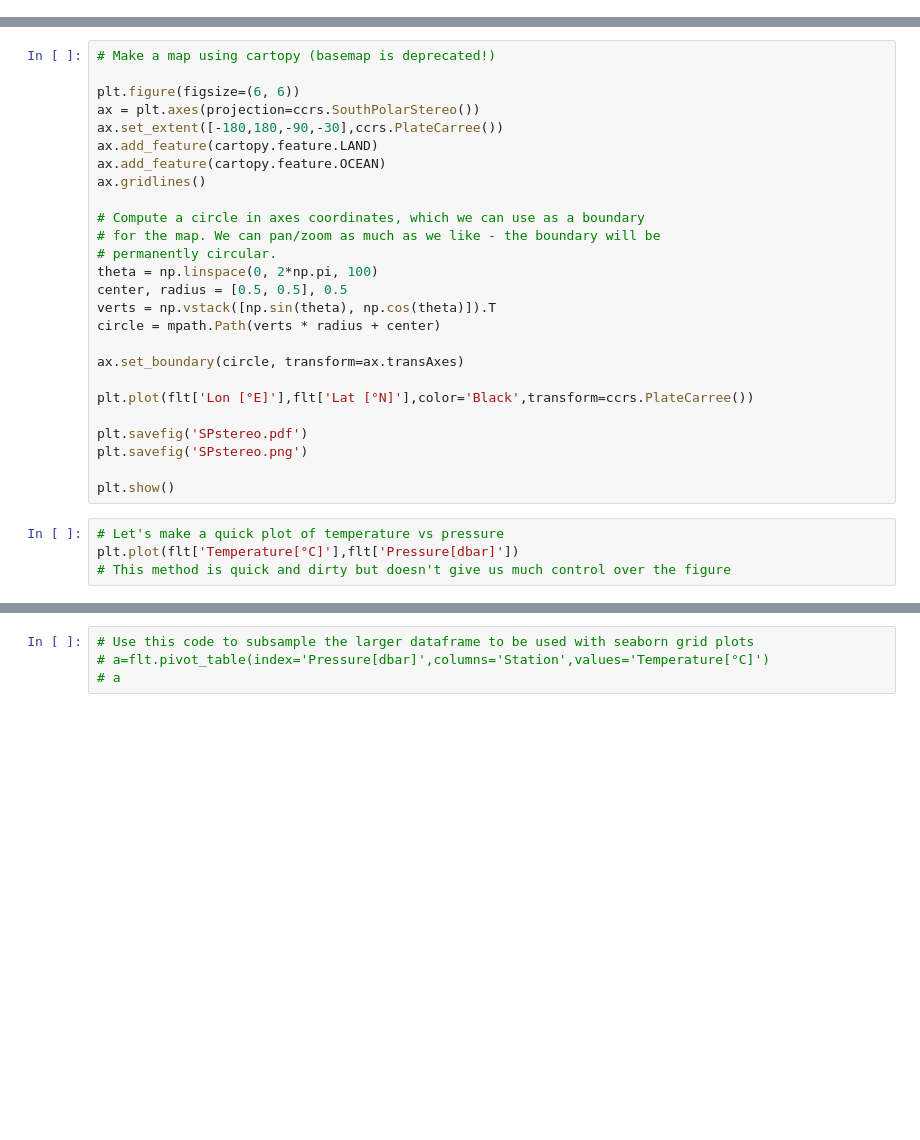
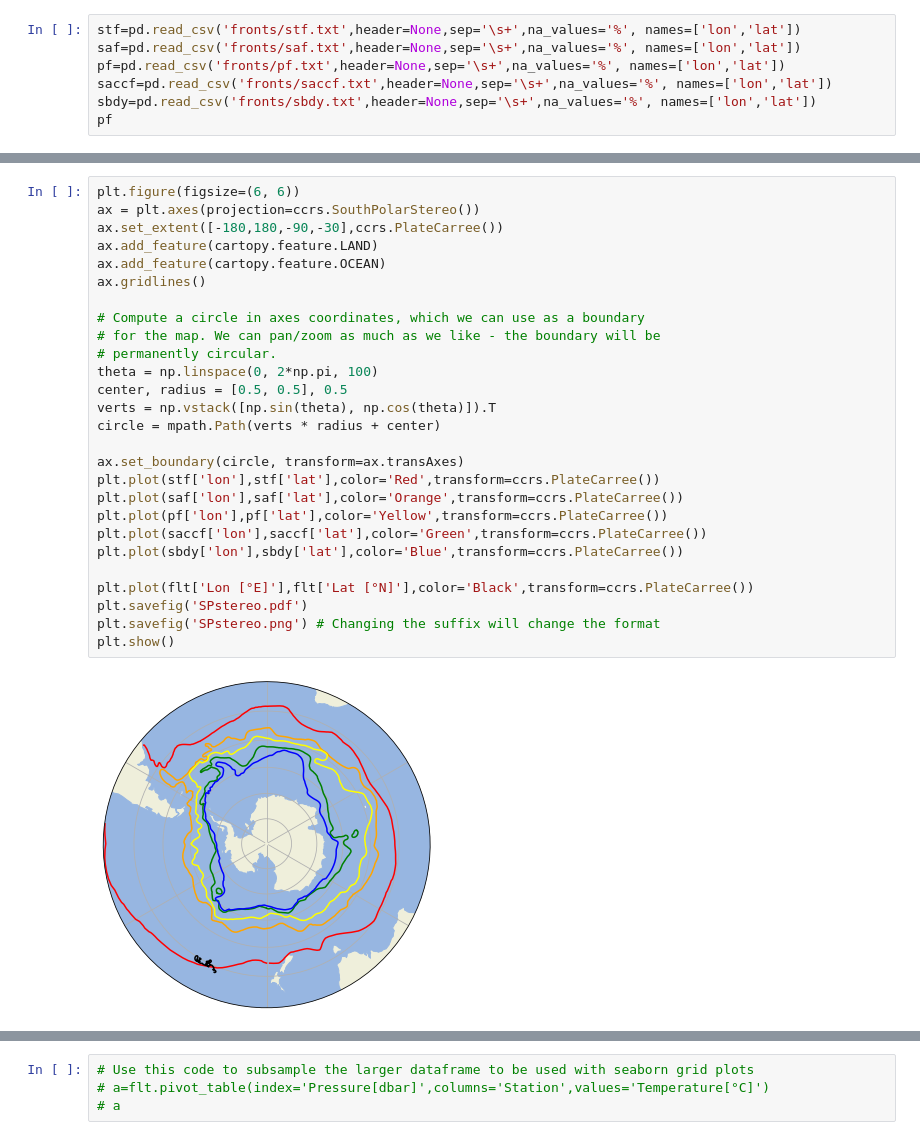
Before and after one commit to ognancy4life/OBD_Lab, a Jupyter notebook: OBD_SOCCOM_L3.ipynb, the cells around one changed output, grey strips where cells are left out. Drawn from its saved outputs; the diff is of its cells as text; blank space fills up the shorter version.

Commit message:
Adding Orsi et al. 1995 fronts

```diff
--- a/OBD_SOCCOM_L3.ipynb
+++ b/OBD_SOCCOM_L3.ipynb
@@ -139,0 +225,7 @@ flt.info()
+# %%
+stf=pd.read_csv('fronts/stf.txt',header=None,sep='\s+',na_values='%', names=['lon','lat'])
+saf=pd.read_csv('fronts/saf.txt',header=None,sep='\s+',na_values='%', names=['lon','lat'])
+pf=pd.read_csv('fronts/pf.txt',header=None,sep='\s+',na_values='%', names=['lon','lat'])
+saccf=pd.read_csv('fronts/saccf.txt',header=None,sep='\s+',na_values='%', names=['lon','lat'])
+sbdy=pd.read_csv('fronts/sbdy.txt',header=None,sep='\s+',na_values='%', names=['lon','lat'])
+pf
@@ -140,30 +246,29 @@ flt.info()
 # %%
-# Make a map using cartopy (basemap is deprecated!)
-
 plt.figure(figsize=(6, 6))
 ax = plt.axes(projection=ccrs.SouthPolarStereo())
 ax.set_extent([-180,180,-90,-30],ccrs.PlateCarree())
 ax.add_feature(cartopy.feature.LAND)
 ax.add_feature(cartopy.feature.OCEAN)
 ax.gridlines()
 
 # Compute a circle in axes coordinates, which we can use as a boundary
 # for the map. We can pan/zoom as much as we like - the boundary will be
 # permanently circular.
 theta = np.linspace(0, 2*np.pi, 100)
 center, radius = [0.5, 0.5], 0.5
 verts = np.vstack([np.sin(theta), np.cos(theta)]).T
 circle = mpath.Path(verts * radius + center)
 
 ax.set_boundary(circle, transform=ax.transAxes)
+plt.plot(stf['lon'],stf['lat'],color='Red',transform=ccrs.PlateCarree())
+plt.plot(saf['lon'],saf['lat'],color='Orange',transform=ccrs.PlateCarree())
+plt.plot(pf['lon'],pf['lat'],color='Yellow',transform=ccrs.PlateCarree())
+plt.plot(saccf['lon'],saccf['lat'],color='Green',transform=ccrs.PlateCarree())
+plt.plot(sbdy['lon'],sbdy['lat'],color='Blue',transform=ccrs.PlateCarree())
 
 plt.plot(flt['Lon [°E]'],flt['Lat [°N]'],color='Black',transform=ccrs.PlateCarree())
-
 plt.savefig('SPstereo.pdf')
-plt.savefig('SPstereo.png')
-
+plt.savefig('SPstereo.png') # Changing the suffix will change the format
 plt.show()
+# %% [output]
+[figure, added]
-# %%
-# Let's make a quick plot of temperature vs pressure
-plt.plot(flt['Temperature[°C]'],flt['Pressure[dbar]'])
-# This method is quick and dirty but doesn't give us much control over the figure
```
Also changed, not shown: parts of 51 cells of this notebook, 6 other files.
